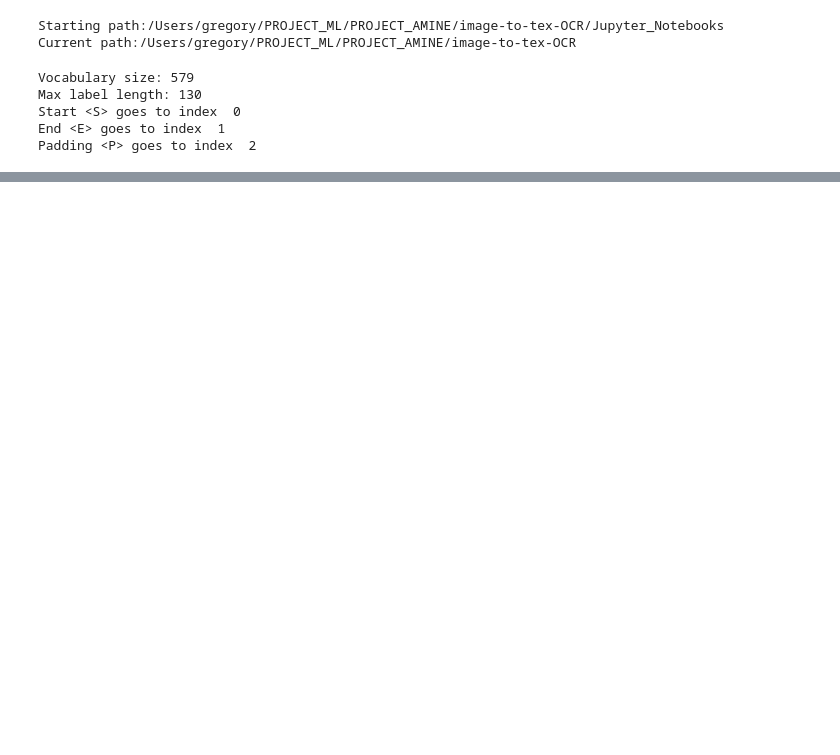
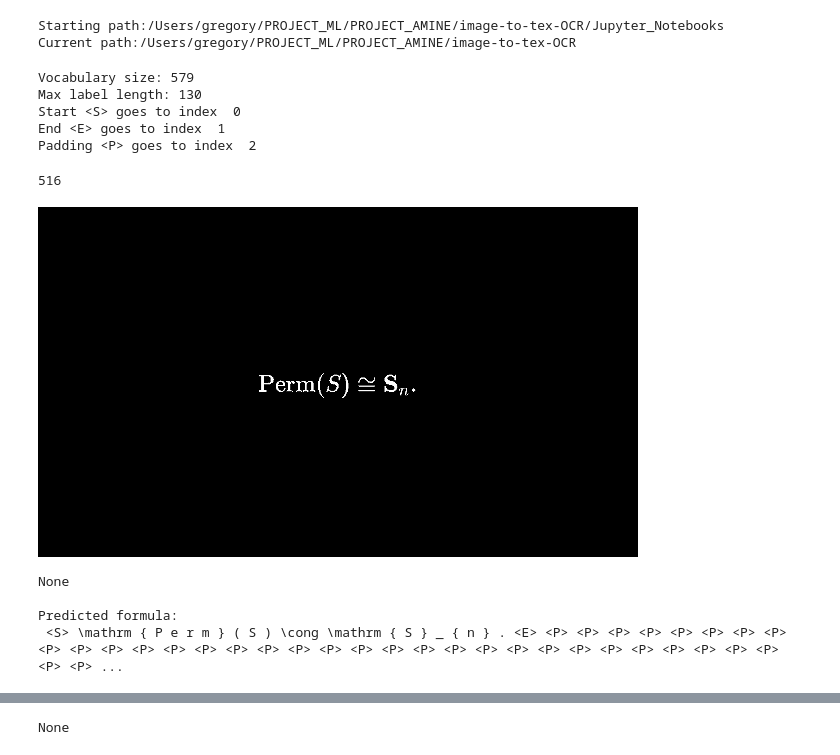
Before and after one commit to gmarus777/image-to-tex-OCR, a Jupyter notebook: Jupyter_Notebooks/LOCAL TorchScript Inference.ipynb, the cells around one changed output, grey strips where cells are left out. Cells and saved outputs as stored; diff of their text form; code cells hidden in the pictures; blank space fills up the shorter version.

Commit message:
FIXED prediction and added app

```diff
--- a/Jupyter_Notebooks/LOCAL TorchScript Inference.ipynb
+++ b/Jupyter_Notebooks/LOCAL TorchScript Inference.ipynb
@@ -97,3 +97,58 @@ model = ResNetTransformer(dataset=dataset).to(dev)
 model.load_state_dict(torch.load(("Models_Parameters_Log/Printed1_2D600_350_xs.pth"), map_location=torch.device('cpu')))
 lit_model = LitResNetTransformer(model=model, WandB=False)
 scripted = lit_model.to_torchscript()
+# %%
+## ALB
+
+image_path= "Jupyter_Notebooks/test_photos/zarhin.png"
+
+image = Image.open(image_path).convert('RGB')
+image = np.asarray(image)
+image = cv2.bitwise_not(image)
+image = findPositions(image)
+h, w, c = image.shape
+aspect = h / w
+
+image = findPositions(image)
+print(w)
+# Thresholding
+if w > 400:
+    ret, image = cv2.threshold(image, 127, 255, cv2.THRESH_BINARY)
+
+# Downscaling big images
+if w > 600:
+    new_w = 600
+    new_h = int(new_w * aspect)
+    image = cv2.resize(image, (new_w, new_h), interpolation=cv2.INTER_AREA)
+
+
+
+if w<200:
+    image_tensor = Image_Transforms.test_transform_with_padding_xs(image=np.array(image))['image'][:1]
+elif w < 350:
+    image_tensor = Image_Transforms.test_transform_with_padding_small(image=np.array(image))['image'][:1]
+elif w<600:
+    image_tensor = Image_Transforms.test_transform_with_padding(image=np.array(image))['image'][:1]
+else:
+    image_tensor = Image_Transforms.test_transform_with_padding_xl(image=np.array(image))['image'][:1]
+
+image_tensor = Image_Transforms.test_transform_with_padding_xs(image=np.array(image))['image'][:1]
+
+
+
+print(display(transform(image_tensor)))
+
+
+
+#prediction =  scripted_model(my_image_tensor.unsqueeze(0).to(dev))
+print('\nPredicted formula:')
+prediction =  scripted(image_tensor.unsqueeze(0))
+print(token_to_strings(prediction))
+print(display(Math(token_to_strings(prediction))))
+# %% [output]
+516
+[figure, added]
+None
+
+Predicted formula:
+ <S> \mathrm { P e r m } ( S ) \cong \mathrm { S } _ { n } . <E> <P> <P> <P> <P> <P> <P> <P> <P> <P> <P> <P> <P> <P> <P> <P> <P> <P> <P> <P> <P> <P> <P> <P> <P> <P> <P> <P> <P> <P> <P> <P> <P> <P> <P> ...
@@ -99,0 +156 @@ scripted = lit_model.to_torchscript()
+None
```
Also changed, not shown: parts of 15 cells of this notebook, 3 other files.
